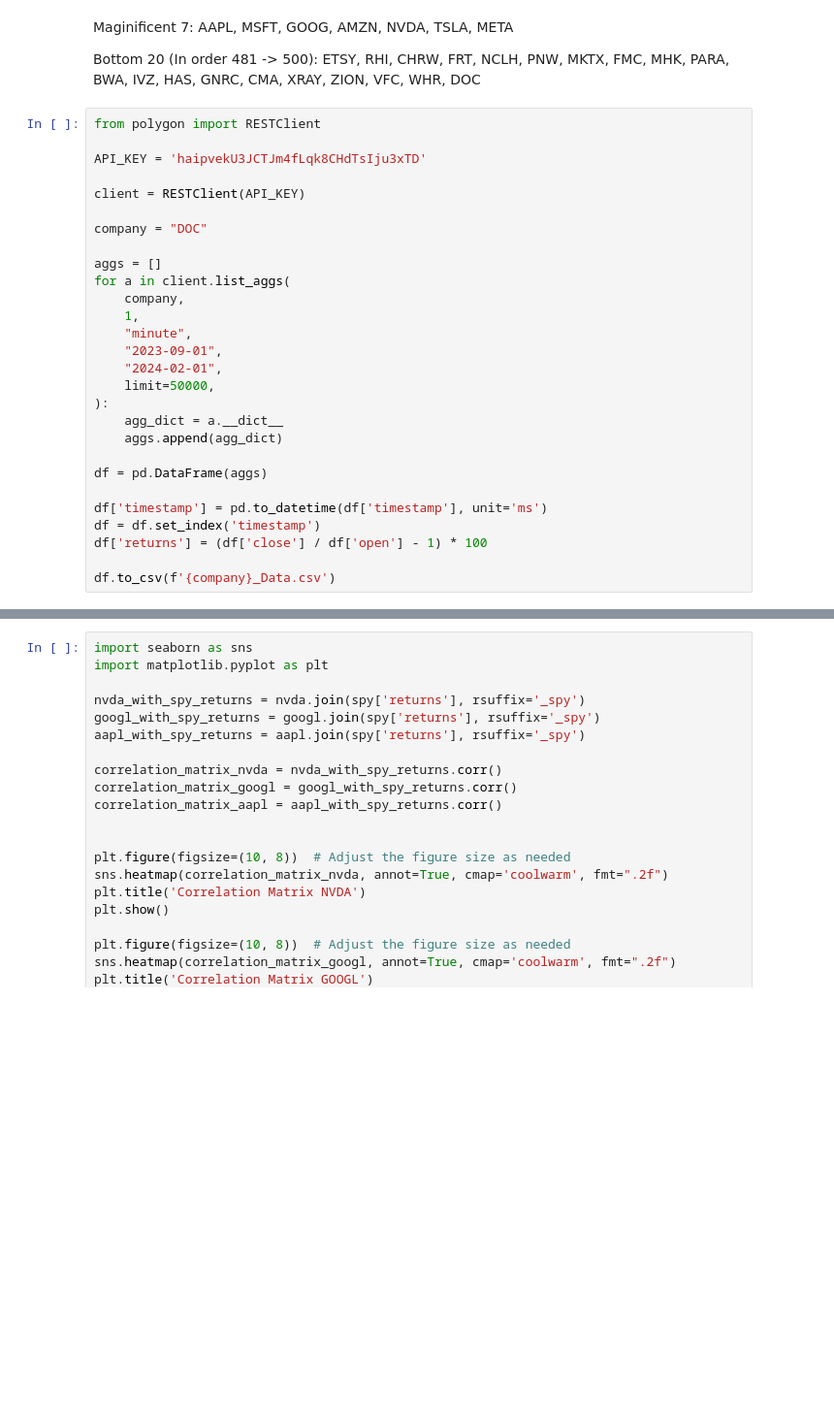
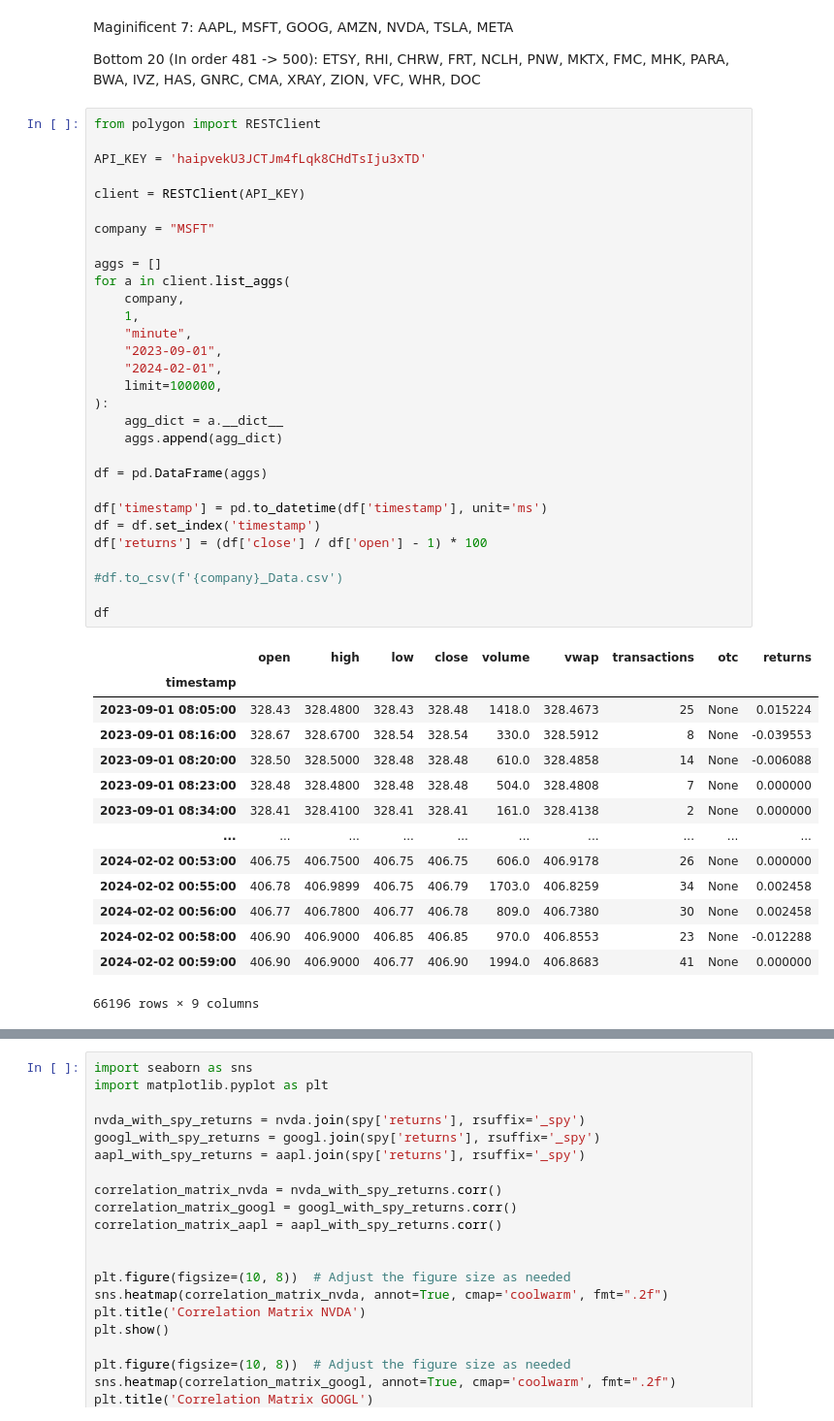
Before and after one commit to thenileriver/SPY_Analysis, a Jupyter notebook: Neils_Notebook.ipynb, the cells around one changed output, grey strips where cells are left out. Shown: that part at 97% size. Cells and saved outputs as stored; diff of their text form; blank space fills up the shorter version.

```diff
--- a/Neils_Notebook.ipynb
+++ b/Neils_Notebook.ipynb
@@ -18,28 +18,45 @@ Bottom 20 (In order 481 -> 500): ETSY, RHI, CHRW, FRT, NCLH, PNW, MKTX, FMC, MHK
 # %%
 from polygon import RESTClient
 
 API_KEY = 'haipvekU3JCTJm4fLqk8CHdTsIju3xTD'
 
 client = RESTClient(API_KEY)
 
-company = "DOC"
+company = "MSFT"
 
 aggs = []
 for a in client.list_aggs(
     company,
     1,
     "minute",
     "2023-09-01",
     "2024-02-01",
-    limit=50000,
+    limit=100000,
 ):
     agg_dict = a.__dict__
     aggs.append(agg_dict)
 
 df = pd.DataFrame(aggs)
 
 df['timestamp'] = pd.to_datetime(df['timestamp'], unit='ms')
 df = df.set_index('timestamp')
 df['returns'] = (df['close'] / df['open'] - 1) * 100
 
-df.to_csv(f'{company}_Data.csv')
+#df.to_csv(f'{company}_Data.csv')
+
+df
+# %% [output]
+|  | open | high | low | close | volume | vwap | transactions | otc | returns |
+| timestamp |  |  |  |  |  |  |  |  |  |
+| 2023-09-01 08:05:00 | 328.43 | 328.4800 | 328.43 | 328.48 | 1418.0 | 328.4673 | 25 | None | 0.015224 |
+| 2023-09-01 08:16:00 | 328.67 | 328.6700 | 328.54 | 328.54 | 330.0 | 328.5912 | 8 | None | -0.039553 |
+| 2023-09-01 08:20:00 | 328.50 | 328.5000 | 328.48 | 328.48 | 610.0 | 328.4858 | 14 | None | -0.006088 |
+| 2023-09-01 08:23:00 | 328.48 | 328.4800 | 328.48 | 328.48 | 504.0 | 328.4808 | 7 | None | 0.000000 |
+| 2023-09-01 08:34:00 | 328.41 | 328.4100 | 328.41 | 328.41 | 161.0 | 328.4138 | 2 | None | 0.000000 |
+| ... | ... | ... | ... | ... | ... | ... | ... | ... | ... |
+| 2024-02-02 00:53:00 | 406.75 | 406.7500 | 406.75 | 406.75 | 606.0 | 406.9178 | 26 | None | 0.000000 |
+| 2024-02-02 00:55:00 | 406.78 | 406.9899 | 406.75 | 406.79 | 1703.0 | 406.8259 | 34 | None | 0.002458 |
+| 2024-02-02 00:56:00 | 406.77 | 406.7800 | 406.77 | 406.78 | 809.0 | 406.7380 | 30 | None | 0.002458 |
+| 2024-02-02 00:58:00 | 406.90 | 406.9000 | 406.85 | 406.85 | 970.0 | 406.8553 | 23 | None | -0.012288 |
+| 2024-02-02 00:59:00 | 406.90 | 406.9000 | 406.77 | 406.90 | 1994.0 | 406.8683 | 41 | None | 0.000000 |
+66196 rows × 9 columns
```
Also changed, not shown: parts of 5 cells of this notebook.
